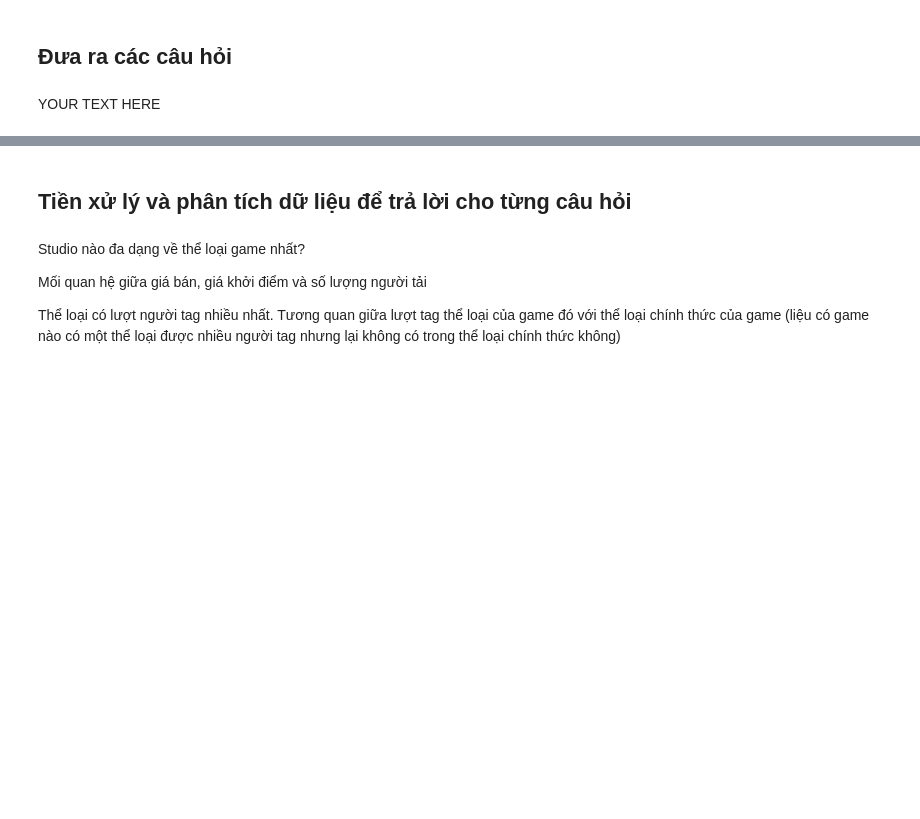
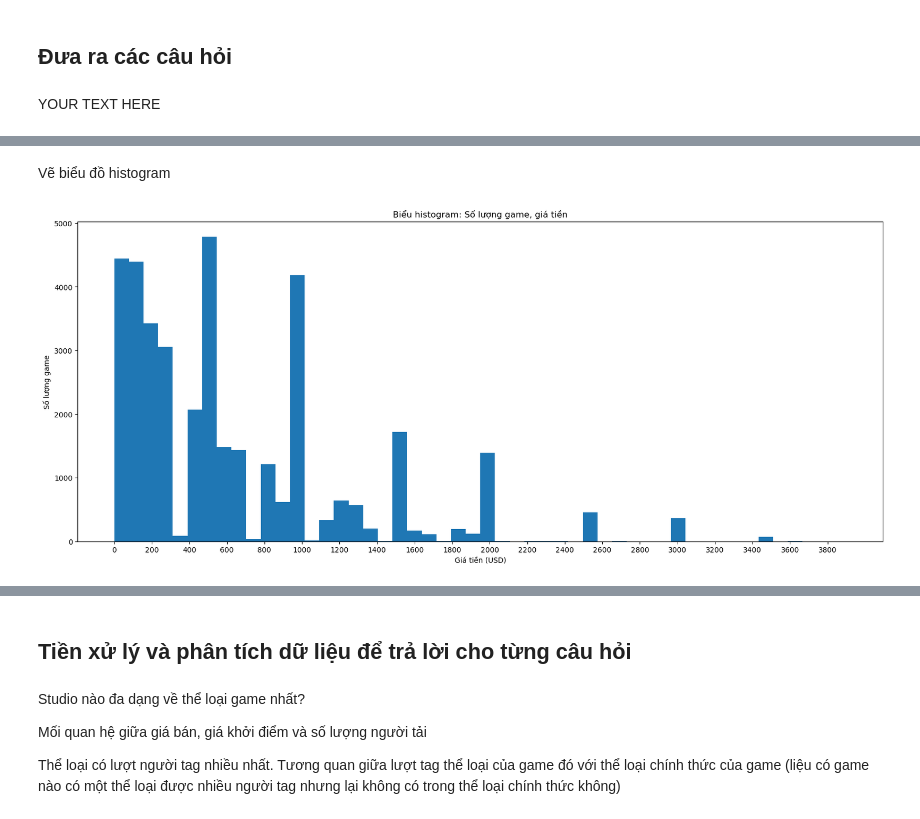
Before and after one commit to Phlinh29102/GR09-LTKHDL, a Jupyter notebook: source.ipynb, the cells around one changed output, grey strips where cells are left out. Cells and saved outputs as stored; diff of their text form; code cells hidden in the pictures; blank space fills up the shorter version.

```diff
--- a/source.ipynb
+++ b/source.ipynb
@@ -500,0 +643,13 @@ YOUR TEXT HERE
+# %% [markdown]
+Vẽ biểu đồ histogram
+# %%
+fig =plt.subplots(figsize=(20,8))
+
+plt.hist(low_owner_plot.Price,bins=50)
+plt.xlabel('Giá tiền (USD)')
+plt.ylabel('Số lượng game')
+plt.title('Biểu histogram: Số lượng game, giá tiền')
+plt.xticks(range(0,price[-1],200))
+plt.show()
+# %% [output]
+[figure, added]
```
Also changed, not shown: parts of 37 cells of this notebook.
